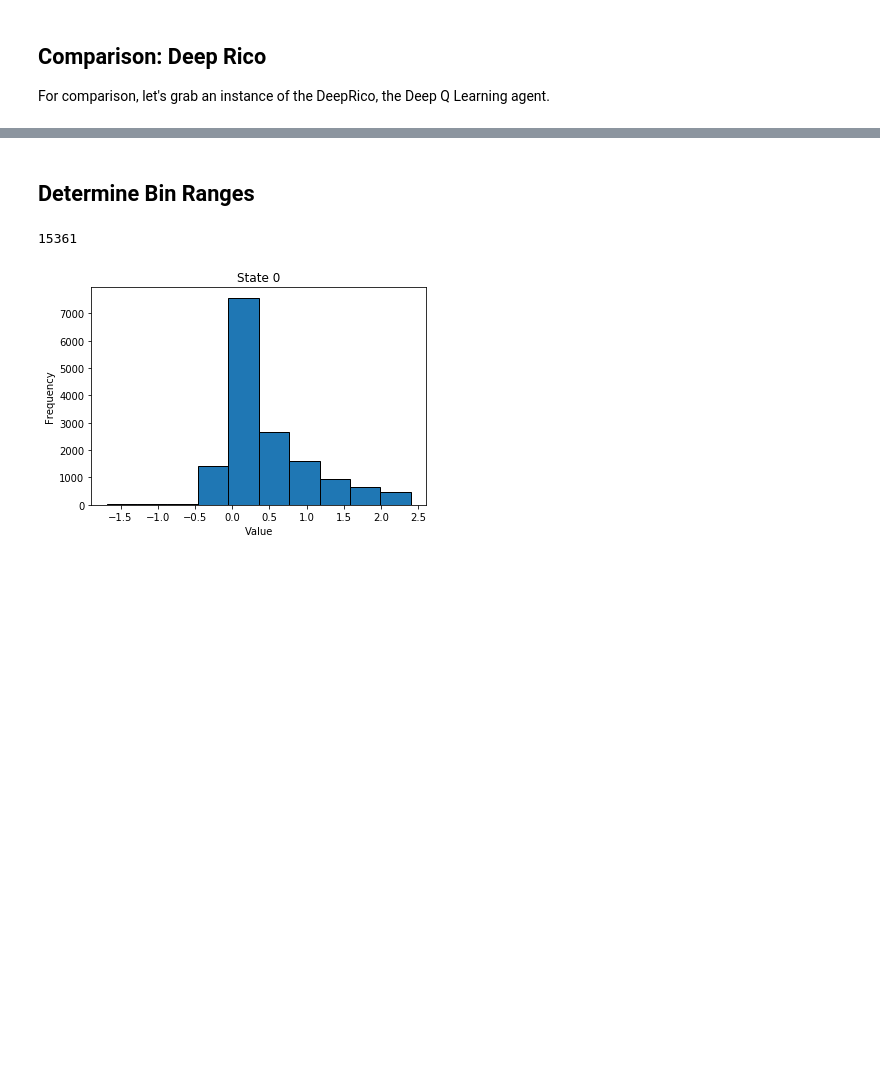
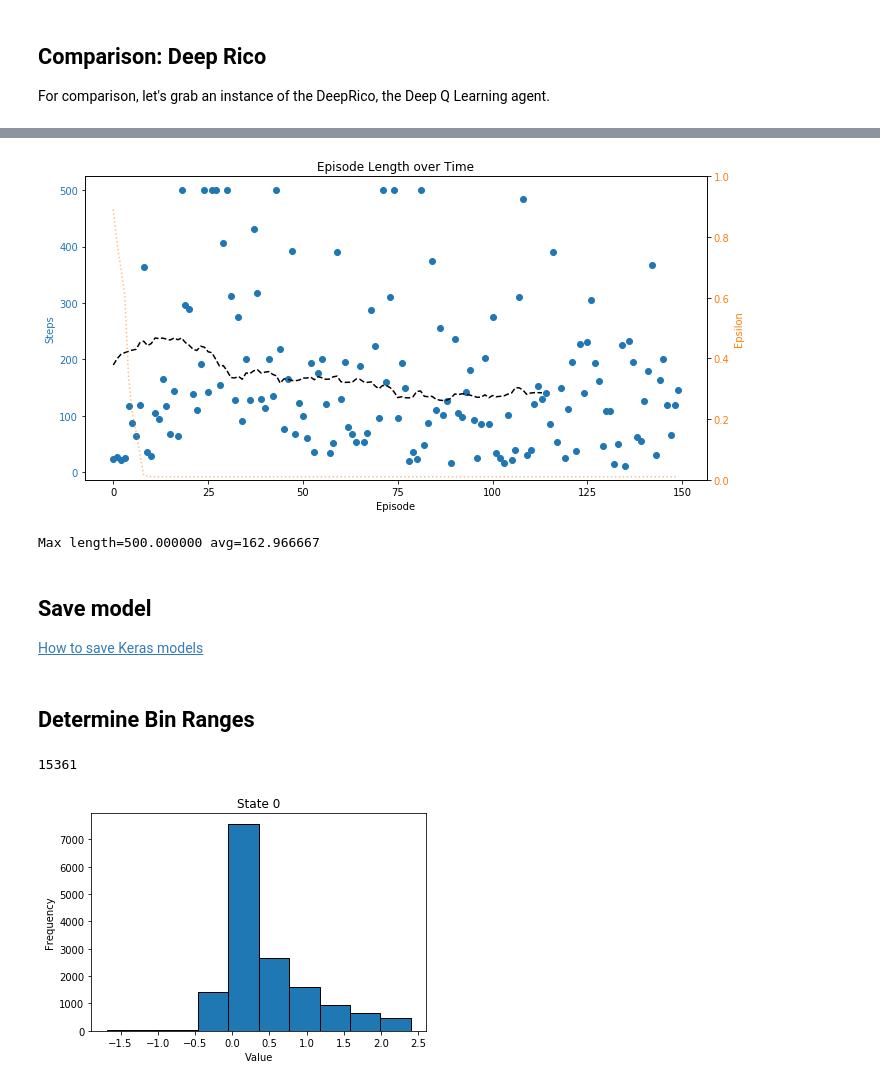
Before and after one commit to unoti/ai-gym-experiments, a Jupyter notebook: 6-Q Learning.ipynb, the cells around one changed output, grey strips where cells are left out. Saved outputs shown, nothing was run; the diff lists cells and outputs as text; code cells hidden in the pictures; blank space fills up the shorter version.

```diff
--- a/6-Q Learning.ipynb
+++ b/6-Q Learning.ipynb
@@ -32,0 +47,8 @@ Max length=397.000000 avg=102.406667
+# %%
+deep_q_learn.train(150)
+# %% [output]
+[figure, added]
+Max length=500.000000 avg=162.966667
+# %% [markdown]
+## Save model
+[How to save Keras models](https://machinelearningmastery.com/save-load-keras-deep-learning-models/)
```
Also changed, not shown: parts of 10 cells of this notebook, 4 other files.
